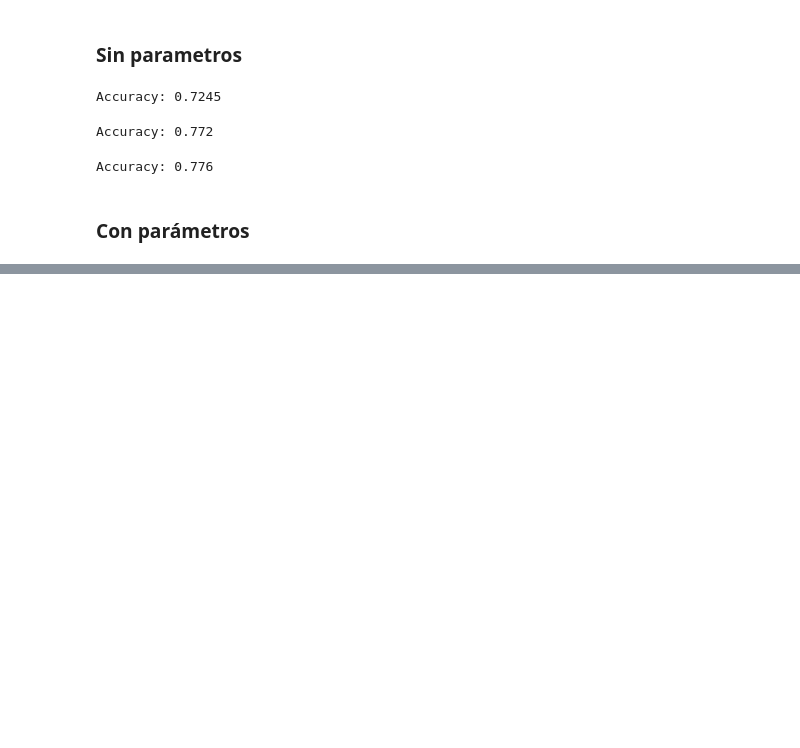
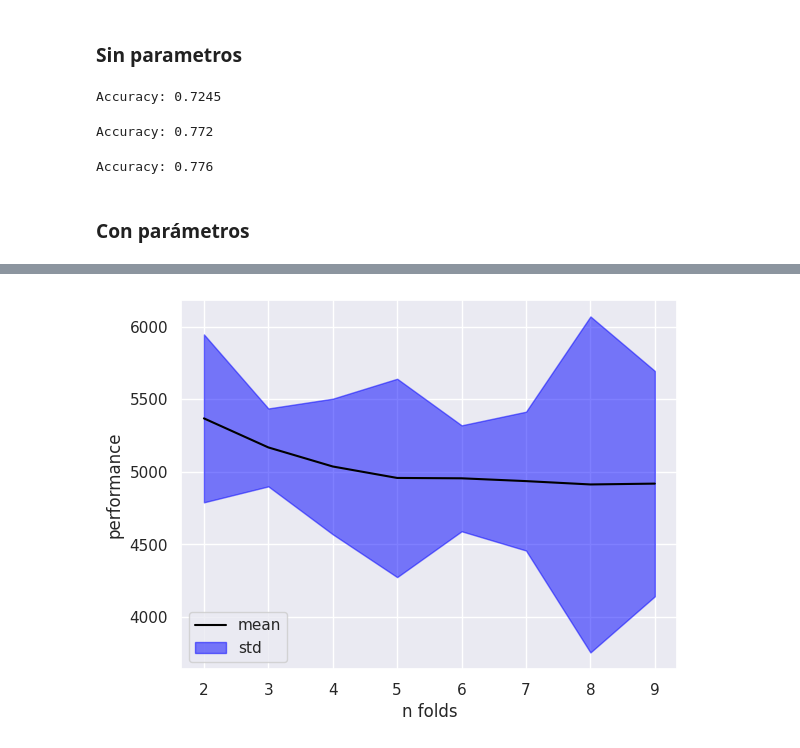
Before and after one commit to Dyaruro1/AI-Proyect-PlacementPrediction, a Jupyter notebook: Dataset_Proyecto.ipynb, the cells around one changed output, grey strips where cells are left out. Drawn from its saved outputs; the diff is of its cells as text; code cells hidden in the pictures; blank space fills up the shorter version.

```diff
--- a/Dataset_Proyecto.ipynb
+++ b/Dataset_Proyecto.ipynb
@@ -443,0 +476,6 @@ Accuracy: 0.776
+# %%
+#@title **code student**
+from sklearn.svm import SVR
+show_curve(SVR())
+# %% [output]
+[figure, added]
```
Also changed, not shown: parts of 3 cells of this notebook.
